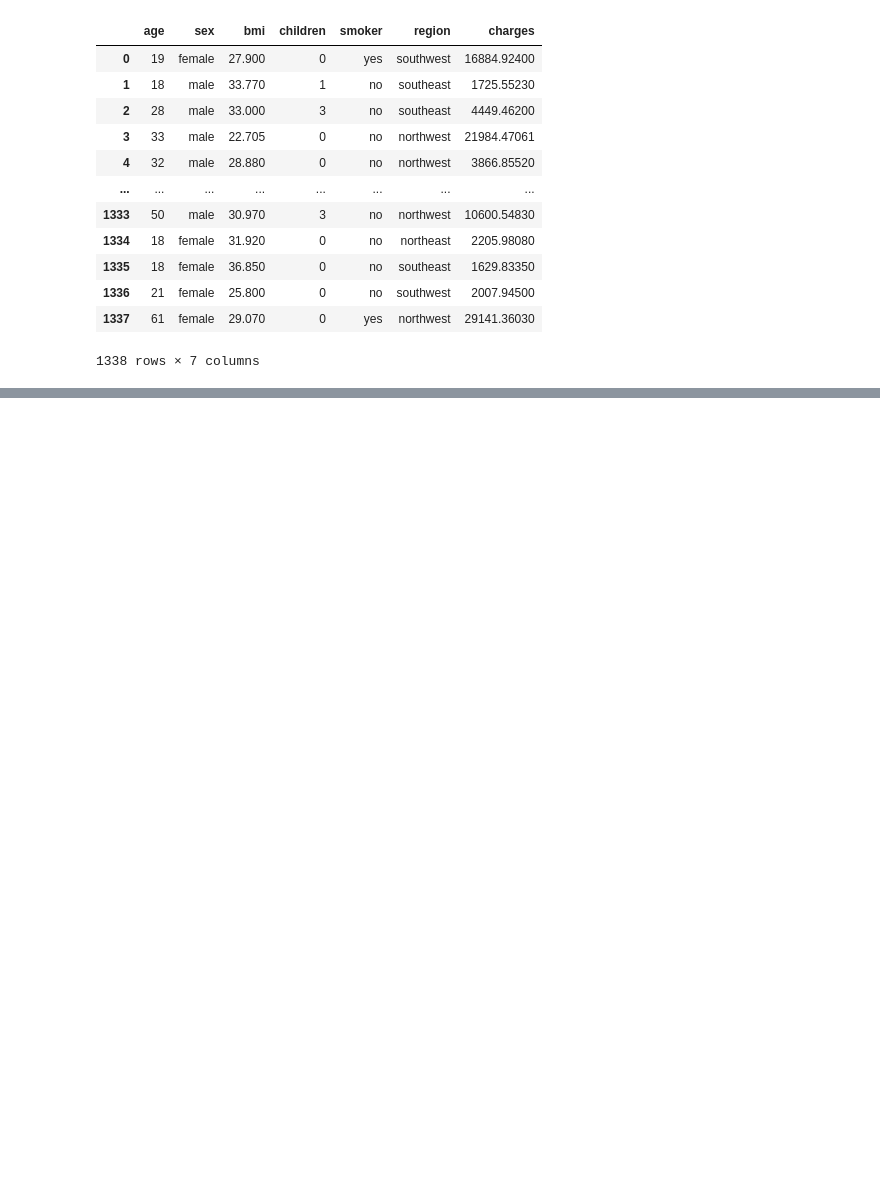
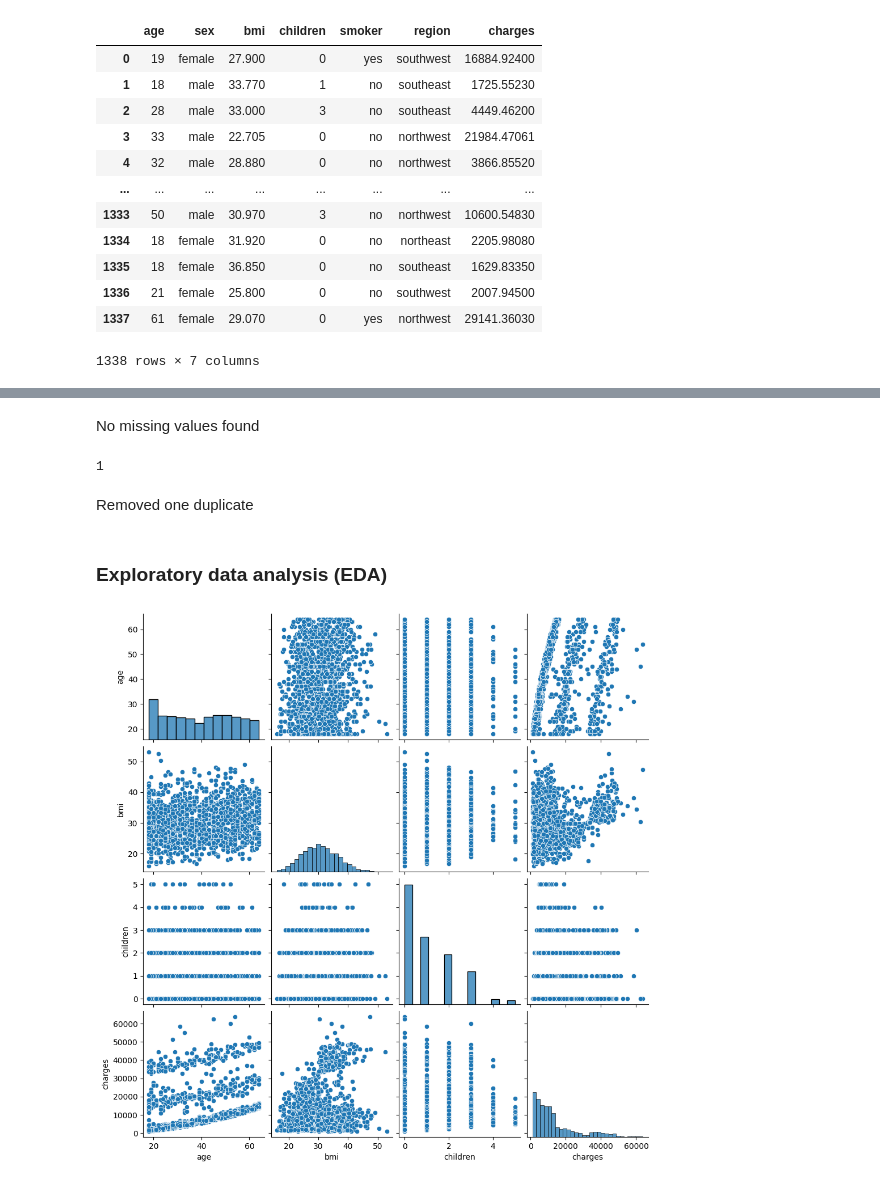
Before and after one commit to VladHolobyn/medical-insurance-price-prediction, a Jupyter notebook: notebooks/notebook.ipynb, the cells around one changed output, grey strips where cells are left out. Cells and saved outputs as stored; diff of their text form; code cells hidden in the pictures; blank space fills up the shorter version.

Commit message:
SP-7 Data preparetion (#5)
* SP-7 missing values and duplicates

* SP-7 EDA

* SP-7 categorical values

* SP-7 added outliners visualization

```diff
--- a/notebooks/notebook.ipynb
+++ b/notebooks/notebook.ipynb
@@ -25,0 +66,17 @@ df
+# %% [markdown]
+No missing values found
+# %%
+df.duplicated().sum()
+# %% [output]
+1
+# %%
+df.drop_duplicates(inplace=True)
+# %% [markdown]
+Removed one duplicate
+# %% [markdown]
+### Exploratory data analysis (EDA)
+# %%
+sns.pairplot(df)
+plt.show()
+# %% [output]
+[figure, added]
```
Also changed, not shown: parts of 19 cells of this notebook.
